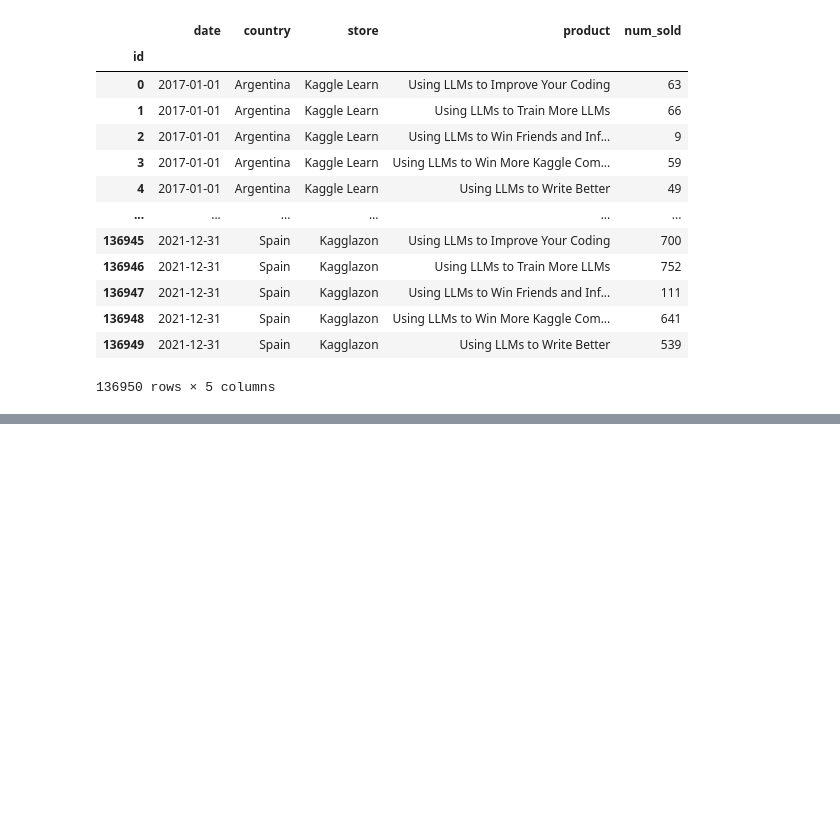
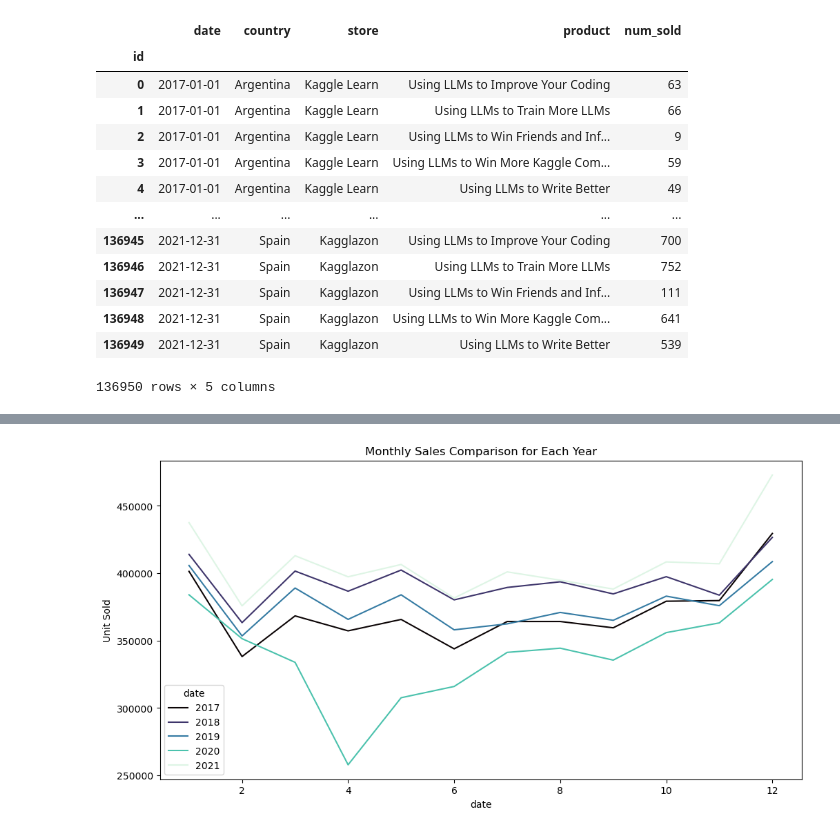
Before and after one commit to dimasthoriq/PS3E19-time-series-with-xgb-lstm, a Jupyter notebook: ps3e19-xgboost-and-nn-for-time-series.ipynb, the cells around one changed output, grey strips where cells are left out. Cells and saved outputs as stored; diff of their text form; code cells hidden in the pictures; blank space fills up the shorter version.

```diff
--- a/ps3e19-xgboost-and-nn-for-time-series.ipynb
+++ b/ps3e19-xgboost-and-nn-for-time-series.ipynb
@@ -63,0 +103,8 @@ memory usage: 1.0+ MB
+# %%
+plt.figure(figsize=(12,6))
+sns.lineplot(x = monthly['date'].dt.month, y = monthly['num_sold'], hue = monthly['date'].dt.year, palette = 'mako')
+plt.title('Monthly Sales Comparison for Each Year')
+plt.ylabel('Unit Sold')
+plt.show()
+# %% [output]
+[figure, added]
```
Also changed, not shown: parts of 11 cells of this notebook.
